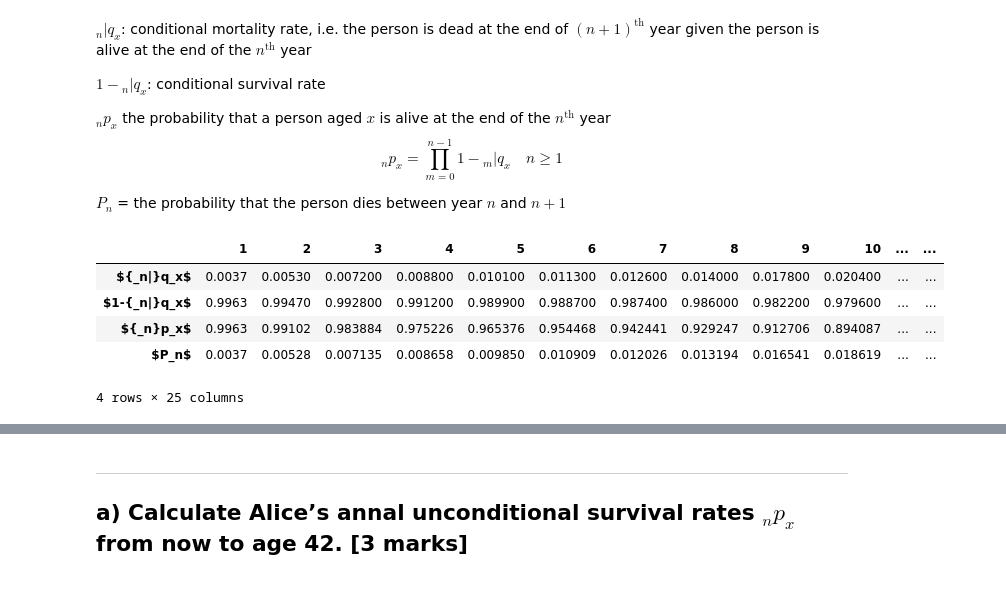
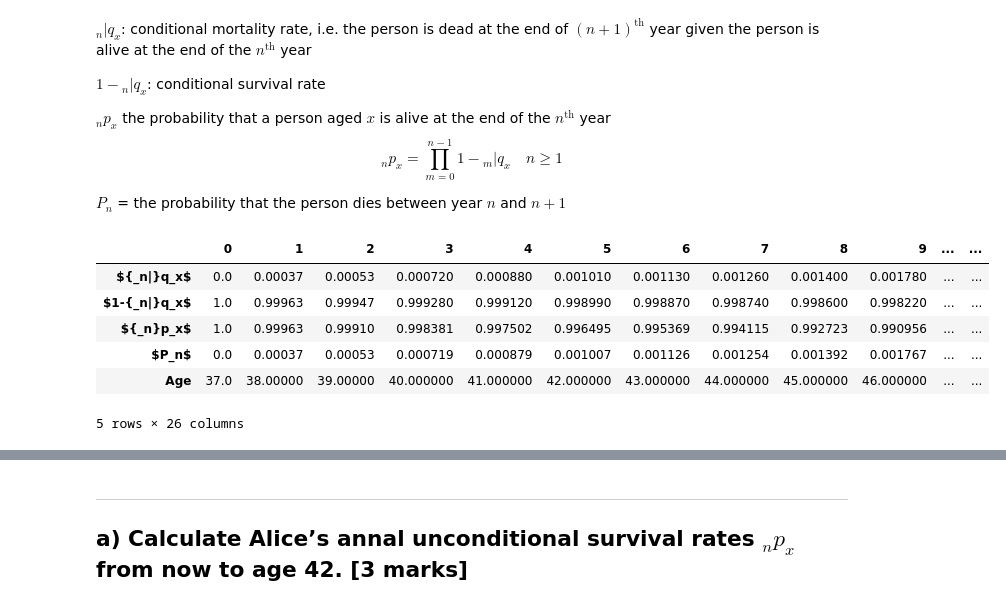
Before and after one commit to Barneyhbrenner/UCL-DF-CW, a Jupyter notebook: Question5.ipynb, the cells around one changed output, grey strips where cells are left out. Saved outputs shown, nothing was run; the diff lists cells and outputs as text; code cells hidden in the pictures.

```diff
--- a/Question5.ipynb
+++ b/Question5.ipynb
@@ -64,24 +65,26 @@ $P_n$ = the probability that the person dies between year $n$ and $n+1$
 # %%
 series = excel_df.loc[excel_df['Iss. Age'] == alice_age_anb].drop(columns=['Iss. Age', 'Ult.', 'Att. Age'])
 n = len(series.columns)
-df = pd.DataFrame(columns=series.columns)
-df.loc['${_n|}q_x$'] = series.to_numpy()[0] * 10**-2
+cols = series.columns
+cols.insert(0, 0)
+df = pd.DataFrame(columns=cols)
+df.loc['${_n|}q_x$'] = series.to_numpy()[0] * 10**-3
 df.loc['$1-{_n|}q_x$'] = 1 - df.loc['${_n|}q_x$']
 df.loc['${_n}p_x$'] = df.loc['$1-{_n|}q_x$']
-
+df[0] = [0, 1, 1]
 for i in range(1,n+1):
-    df.loc['${_n}p_x$', i] = np.prod(df.loc['$1-{_n|}q_x$', list(np.arange(1, i+1))])
-df.loc['$P_n$'] = df.loc['${_n}p_x$']
+    df.loc['${_n}p_x$', i] = np.multiply(df.loc['$1-{_n|}q_x$', i], df.loc['${_n}p_x$', i-1])
+df.loc['$P_n$'] = df.loc['${_n|}q_x$']
 for i in range(1, n+1):
-    if i == 1:
-        df.loc['$P_n$', i] = 1 - df.loc['${_n}p_x$', i]
-        continue
-    df.loc['$P_n$', i] = (1 - df.loc['${_n}p_x$', i]) - (1 - df.loc['${_n}p_x$', i-1])
+    df.loc['$P_n$', i] = df.loc['${_n|}q_x$', i] * df.loc['${_n}p_x$', i-1]
+df = df.reindex(sorted(df.columns), axis=1)
+df.loc['Age'] = np.arange(alice_age_anb-1, n+alice_age_anb)
 df
 # %% [output]
-|  | 1 | 2 | 3 | 4 | 5 | 6 | 7 | 8 | 9 | 10 | ... | ... |
-| ${_n|}q_x$ | 0.0037 | 0.00530 | 0.007200 | 0.008800 | 0.010100 | 0.011300 | 0.012600 | 0.014000 | 0.017800 | 0.020400 | ... | ... |
-| $1-{_n|}q_x$ | 0.9963 | 0.99470 | 0.992800 | 0.991200 | 0.989900 | 0.988700 | 0.987400 | 0.986000 | 0.982200 | 0.979600 | ... | ... |
-| ${_n}p_x$ | 0.9963 | 0.99102 | 0.983884 | 0.975226 | 0.965376 | 0.954468 | 0.942441 | 0.929247 | 0.912706 | 0.894087 | ... | ... |
-| $P_n$ | 0.0037 | 0.00528 | 0.007135 | 0.008658 | 0.009850 | 0.010909 | 0.012026 | 0.013194 | 0.016541 | 0.018619 | ... | ... |
+|  | 0 | 1 | 2 | 3 | 4 | 5 | 6 | 7 | 8 | 9 | ... | ... |
+| ${_n|}q_x$ | 0.0 | 0.00037 | 0.00053 | 0.000720 | 0.000880 | 0.001010 | 0.001130 | 0.001260 | 0.001400 | 0.001780 | ... | ... |
+| $1-{_n|}q_x$ | 1.0 | 0.99963 | 0.99947 | 0.999280 | 0.999120 | 0.998990 | 0.998870 | 0.998740 | 0.998600 | 0.998220 | ... | ... |
+| ${_n}p_x$ | 1.0 | 0.99963 | 0.99910 | 0.998381 | 0.997502 | 0.996495 | 0.995369 | 0.994115 | 0.992723 | 0.990956 | ... | ... |
+| $P_n$ | 0.0 | 0.00037 | 0.00053 | 0.000719 | 0.000879 | 0.001007 | 0.001126 | 0.001254 | 0.001392 | 0.001767 | ... | ... |
+| Age | 37.0 | 38.00000 | 39.00000 | 40.000000 | 41.000000 | 42.000000 | 43.000000 | 44.000000 | 45.000000 | 46.000000 | ... | ... |
-4 rows × 25 columns
+5 rows × 26 columns
```
Also changed, not shown: parts of 7 cells of this notebook, 1 other file.
